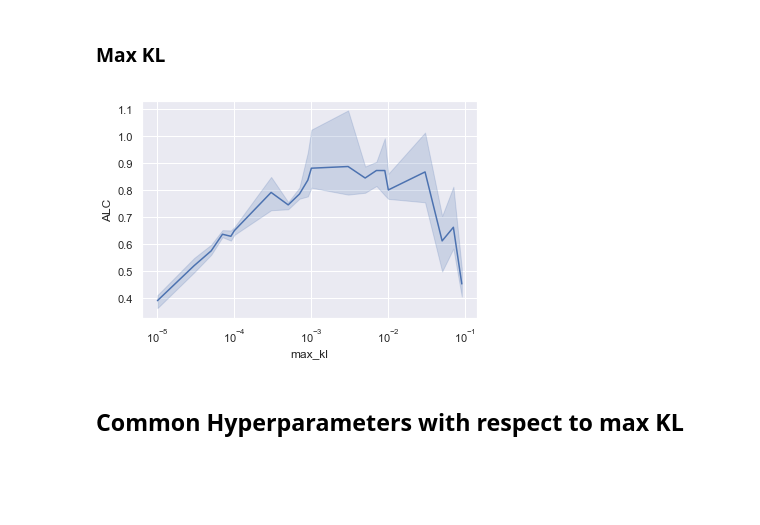
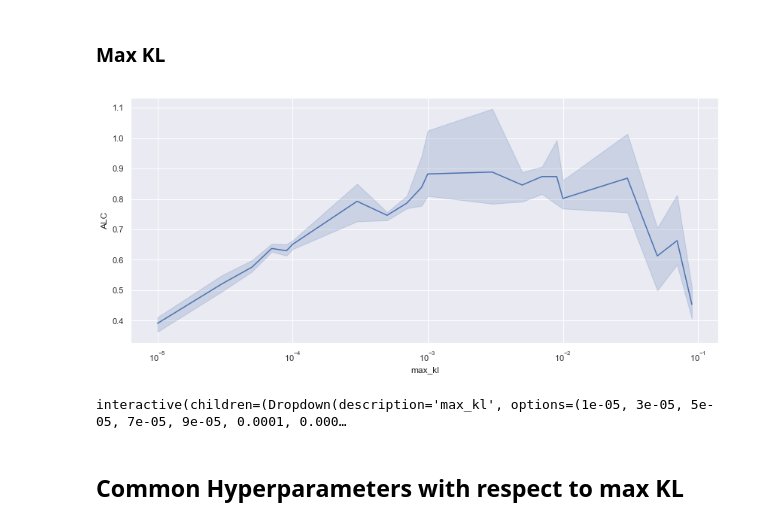
Before and after one commit to FilipStefaniuk/IN5490-JOB, a Jupyter notebook: notebooks/lunar_lander_trpo.ipynb, the cells around one changed output. Drawn from its saved outputs; the diff is of its cells as text; code cells hidden in the pictures; blank space fills up the shorter version.

```diff
--- a/notebooks/lunar_lander_trpo.ipynb
+++ b/notebooks/lunar_lander_trpo.ipynb
@@ -12,13 +16,20 @@ from plotter import *
 # %% [markdown]
 ### Max KL
 # %%
-experiments = get_experiments('../experiments/lunar_lander/trpo/max_kl/params/',
-                              '../experiments/lunar_lander/trpo/max_kl/results/1234',
-                              '../experiments/lunar_lander/trpo/max_kl/results/1313',
-                              '../experiments/lunar_lander/trpo/max_kl/results/1337')
-plot_auc_2d(experiments, min_val=-200, max_val=200, xscale='log')
+max_kl_experiments = {e.params['max_kl']: e for e in get_experiments(
+                                  '../experiments/lunar_lander/trpo/max_kl/params/',
+                                  '../experiments/lunar_lander/trpo/max_kl/results/1234',
+                                  '../experiments/lunar_lander/trpo/max_kl/results/1313',
+                                  '../experiments/lunar_lander/trpo/max_kl/results/1337')}
+
+_, ax = plt.subplots(figsize=(14, 6))
+plot_auc_2d(list(max_kl_experiments.values()), min_val=-200, max_val=200, xscale='log', ax=ax)
 # %% [output]
-[figure, old version]
+[figure, new version]
+# %%
+interact(lambda max_kl: plot_learning_curve(max_kl_experiments[max_kl], aspect=2.3), max_kl=sorted(max_kl_experiments.keys()));
+# %% [output]
+interactive(children=(Dropdown(description='max_kl', options=(1e-05, 3e-05, 5e-05, 7e-05, 9e-05, 0.0001, 0.000…
 # %% [markdown]
 ## Common Hyperparameters with respect to max KL
 # %% [markdown]
```
Also changed, not shown: parts of 1 cell of this notebook, 4 other files.
